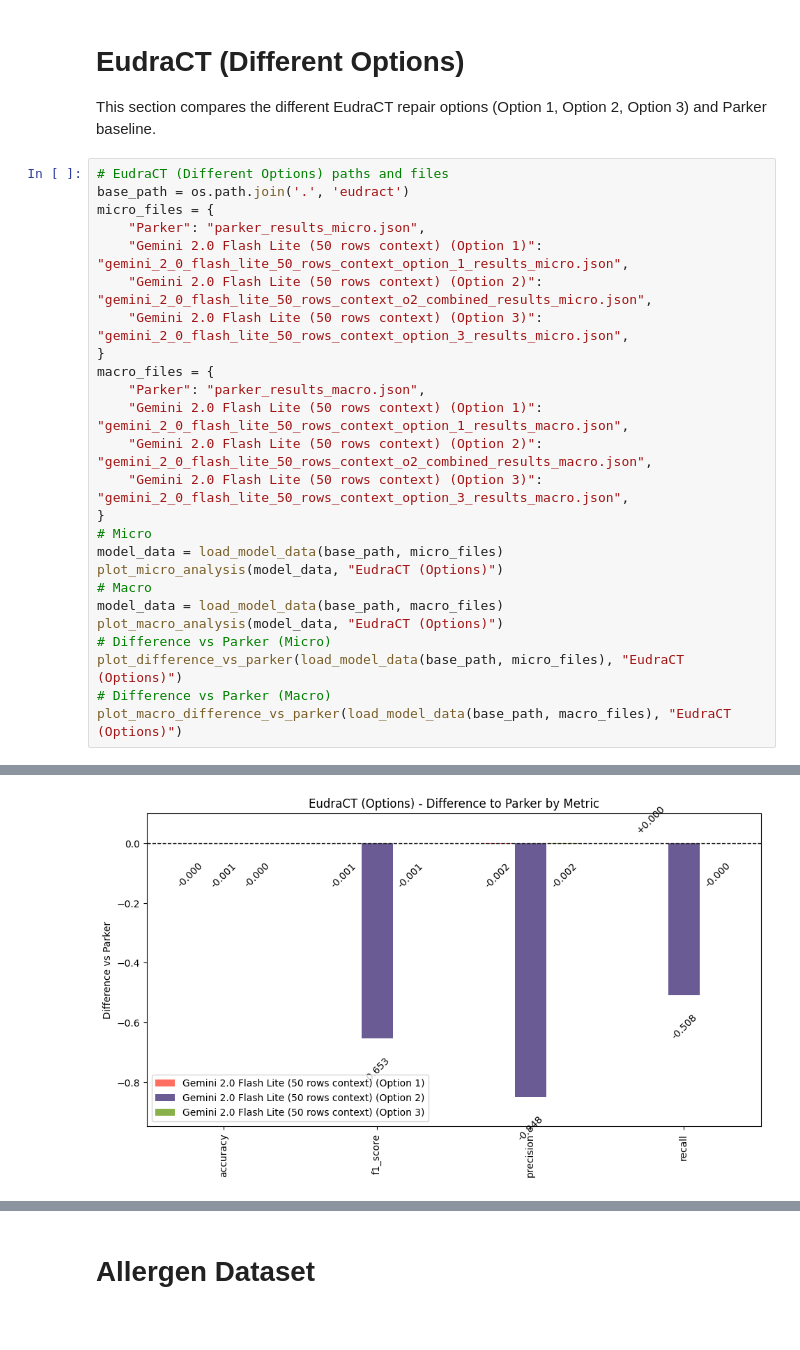
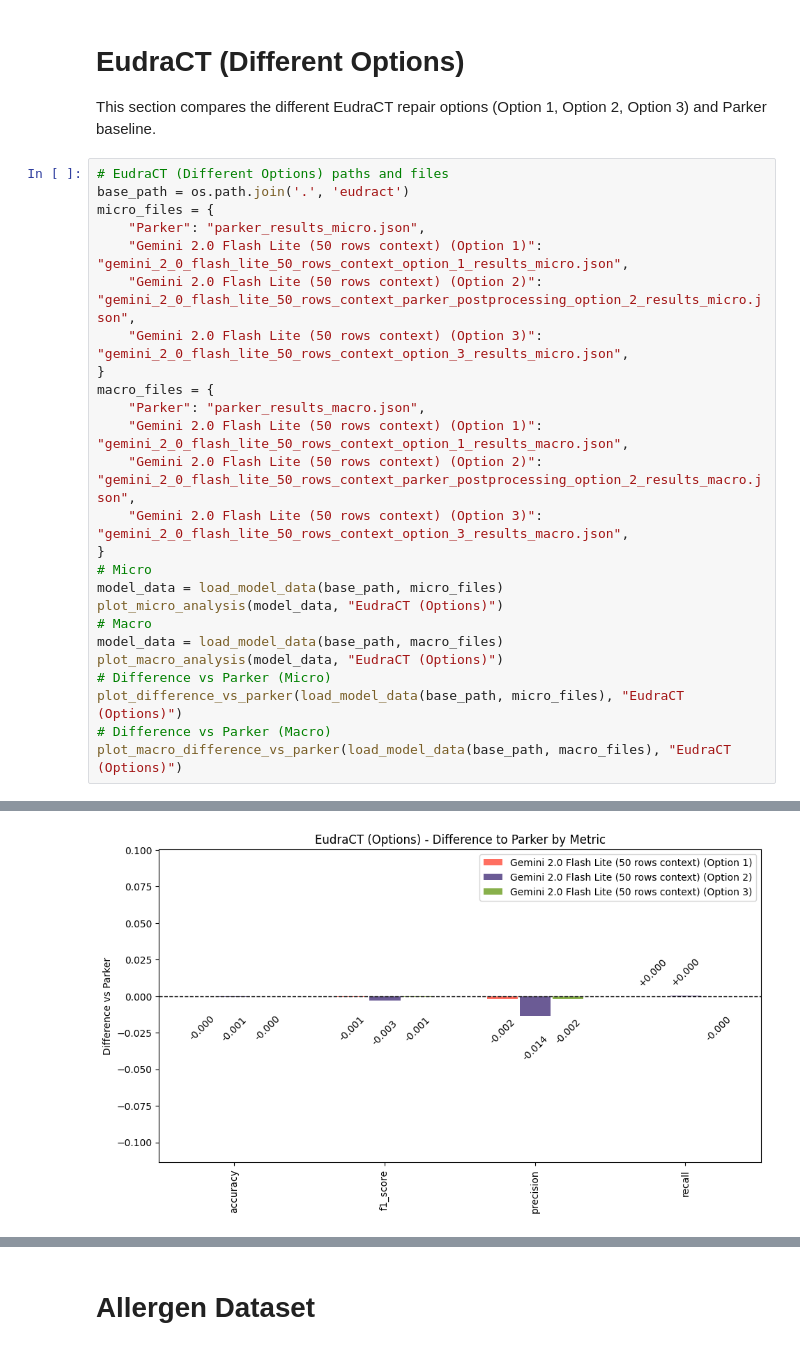
Before and after one commit to lukasketzer/llm_data_quality_assistant, a Jupyter notebook: analysis/results/graphs.ipynb, the cells around one changed output, grey strips where cells are left out. Cells and saved outputs as stored; diff of their text form.

```diff
--- a/analysis/results/graphs.ipynb
+++ b/analysis/results/graphs.ipynb
@@ -273,13 +269,13 @@ base_path = os.path.join('.', 'eudract')
 micro_files = {
     "Parker": "parker_results_micro.json",
     "Gemini 2.0 Flash Lite (50 rows context) (Option 1)": "gemini_2_0_flash_lite_50_rows_context_option_1_results_micro.json",
-    "Gemini 2.0 Flash Lite (50 rows context) (Option 2)": "gemini_2_0_flash_lite_50_rows_context_o2_combined_results_micro.json",
+    "Gemini 2.0 Flash Lite (50 rows context) (Option 2)": "gemini_2_0_flash_lite_50_rows_context_parker_postprocessing_option_2_results_micro.json",
     "Gemini 2.0 Flash Lite (50 rows context) (Option 3)": "gemini_2_0_flash_lite_50_rows_context_option_3_results_micro.json",
 }
 macro_files = {
     "Parker": "parker_results_macro.json",
     "Gemini 2.0 Flash Lite (50 rows context) (Option 1)": "gemini_2_0_flash_lite_50_rows_context_option_1_results_macro.json",
-    "Gemini 2.0 Flash Lite (50 rows context) (Option 2)": "gemini_2_0_flash_lite_50_rows_context_o2_combined_results_macro.json",
+    "Gemini 2.0 Flash Lite (50 rows context) (Option 2)": "gemini_2_0_flash_lite_50_rows_context_parker_postprocessing_option_2_results_macro.json",
     "Gemini 2.0 Flash Lite (50 rows context) (Option 3)": "gemini_2_0_flash_lite_50_rows_context_option_3_results_macro.json",
 }
 # Micro
@@ -298 +294 @@ plot_macro_difference_vs_parker(load_model_data(base_path, macro_files), "EudraC
-[figure, old version]
+[figure, new version]
```
Also changed, not shown: parts of 3 cells of this notebook, 9 other files.
